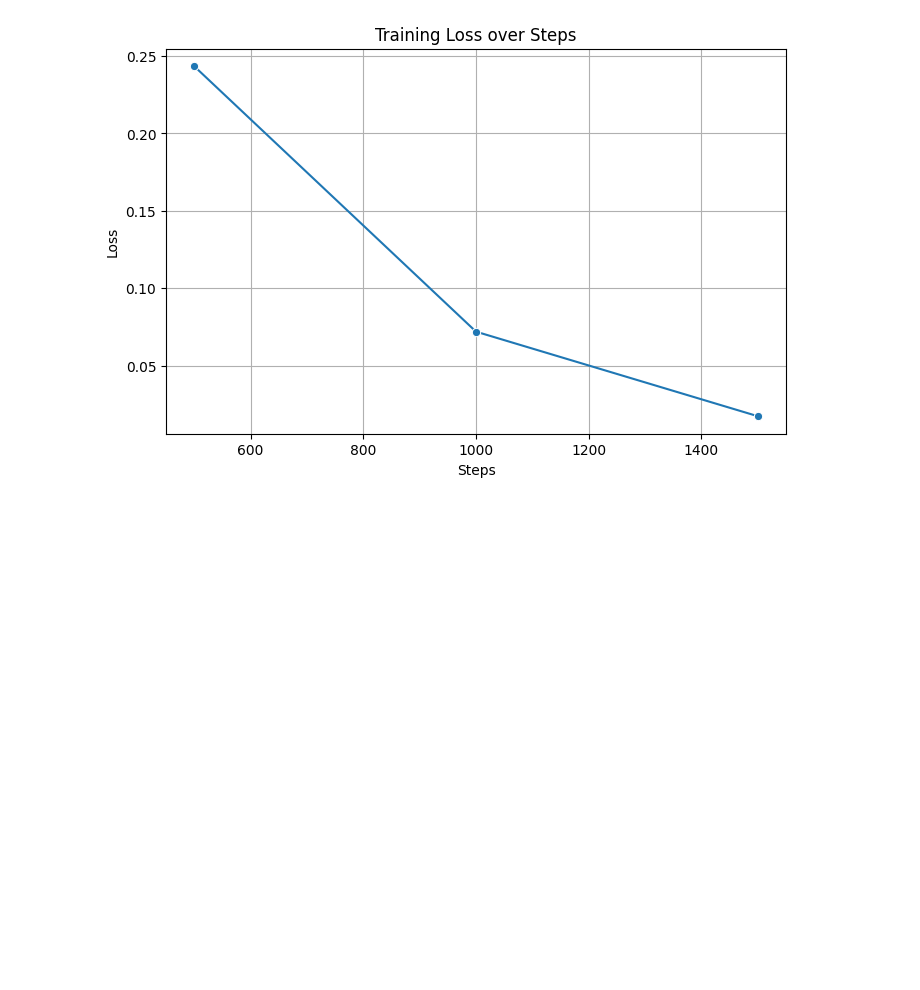
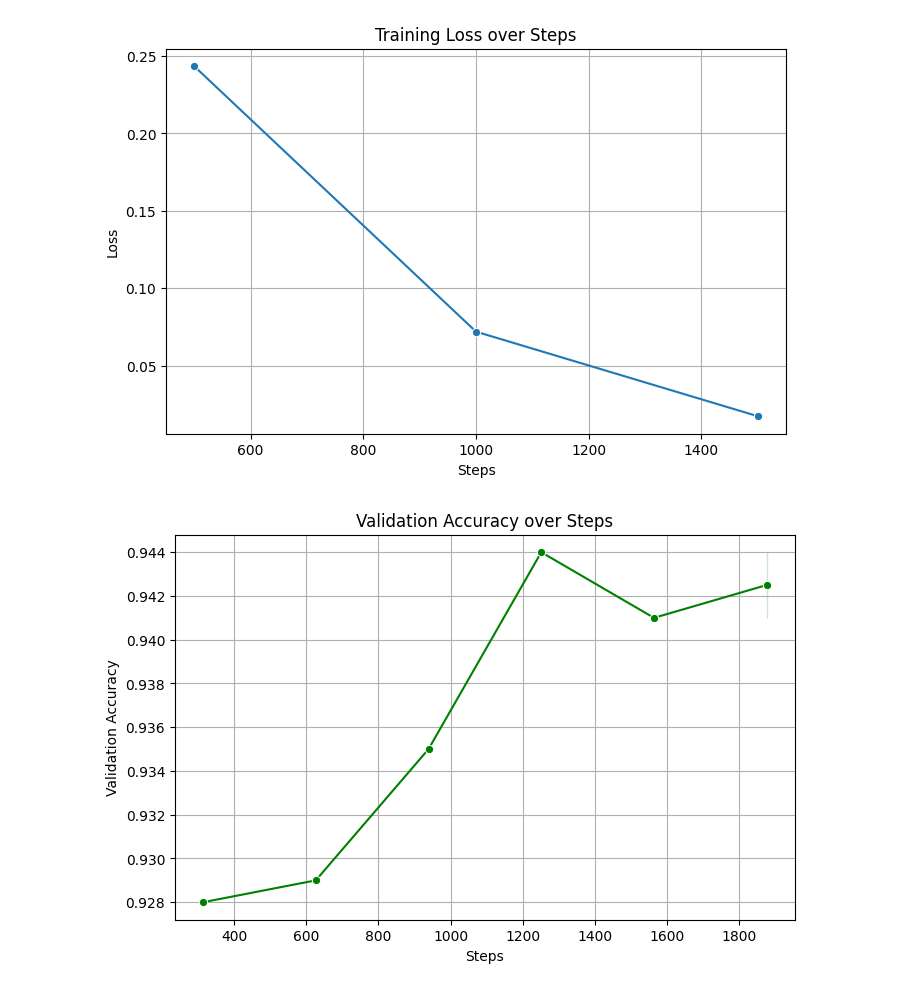
Before and after one commit to Dina116/DistilBert, a Jupyter notebook: Training.ipynb, the cells around one changed output. Drawn from its saved outputs; the diff is of its cells as text; code cells hidden in the pictures; blank space fills up the shorter version.

```diff
--- a/Training.ipynb
+++ b/Training.ipynb
@@ -284,3 +284,16 @@ plt.grid(True)
 plt.show()
 # %% [output]
 [figure]
+# %%
+# Filter eval accuracy values only
+eval_acc_df = logs_df.dropna(subset=['eval_accuracy'])
+
+plt.figure(figsize=(8, 5))
+sns.lineplot(x='step', y='eval_accuracy', data=eval_acc_df, marker="o", color="green")
+plt.title("Validation Accuracy over Steps")
+plt.xlabel("Steps")
+plt.ylabel("Validation Accuracy")
+plt.grid(True)
+plt.show()
+# %% [output]
+[figure, added]
```
